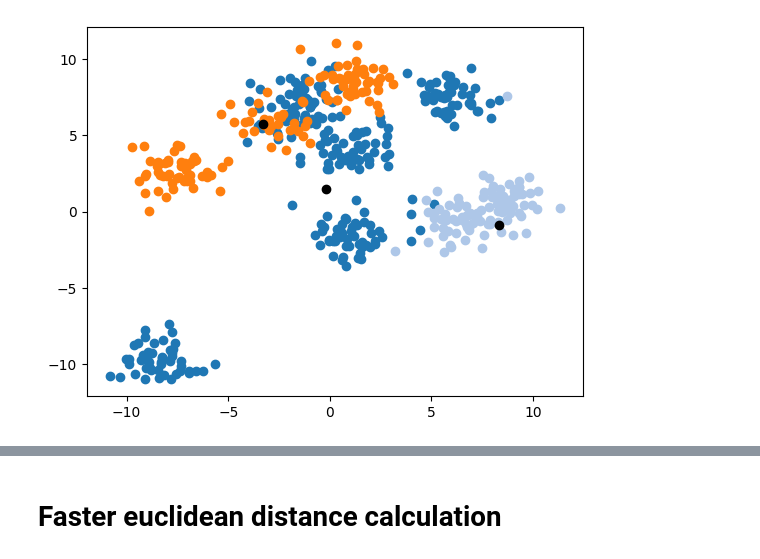
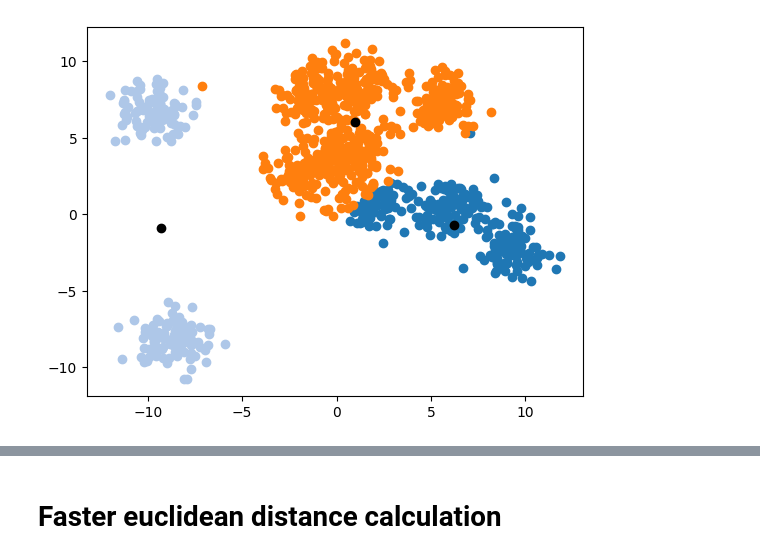
Before and after one commit to krusand/02807-CT-Project, a Jupyter notebook: clustering_implementation.ipynb, the cells around one changed output, grey strips where cells are left out. Saved outputs shown, nothing was run; the diff lists cells and outputs as text; code cells hidden in the pictures.

```diff
--- a/clustering_implementation.ipynb
+++ b/clustering_implementation.ipynb
@@ -13,9 +13,9 @@ import numpy as np
 
 import matplotlib.pyplot as plt
 
-X_train, y_train = make_blobs(n_samples=20000, random_state=0, cluster_std=1, centers=10, n_features=150)
+X_train, y_train = make_blobs(n_samples=200_000, random_state=0, cluster_std=1, centers=2500, n_features=2500)
 
-X_test, y_test = make_blobs(n_samples=10000, random_state=0, cluster_std=1, centers=10, n_features=150)
+X_test, y_test = make_blobs(n_samples=100_00, random_state=0, cluster_std=1, centers=50, n_features=150)
 # %%
 
 class KMeans_self_implemented(BaseEstimator, ClassifierMixin):
@@ -124,17 +145,31 @@ Doing random initialisation of cluster centroids
 stationary clusters, breaking
 # %%
 
-def plot_clusters(X, y, cluster_centroids):
+def plot_clusters(X, y, centroids):
     cmap = plt.get_cmap("tab20")
 
     for i in np.unique(y):
         X_gp = X[np.where(y == i)[0]]
         plt.scatter(X_gp[:,0], X_gp[:,1], c=cmap(i))
 
-    for i, (cluster_id, cluster_centroid) in enumerate(cluster_centroids.items()):
-        plt.scatter(cluster_centroid[0], cluster_centroid[1], c='black')
+    for centroid in centroids:
+        plt.scatter(centroid[0], centroid[1], c='black')
     plt.show()
 
-plot_clusters(X_test, y_preds, cluster_centroids=km_SI.cluster_centroids)
+plot_clusters(X_test, y_preds, centroids=km_SI.centroids)
+
+
+# def plot_clusters(X, y, cluster_centroids):
+#     cmap = plt.get_cmap("tab20")
+
+#     for i in np.unique(y):
+#         X_gp = X[np.where(y == i)[0]]
+#         plt.scatter(X_gp[:,0], X_gp[:,1], c=cmap(i))
+
+#     for i, (cluster_id, cluster_centroid) in enumerate(cluster_centroids.items()):
+#         plt.scatter(cluster_centroid[0], cluster_centroid[1], c='black')
+#     plt.show()
+
+# plot_clusters(X_test, y_preds, cluster_centroids=km_SI.cluster_centroids)
 # %% [output]
-[figure, old version]
+[figure, new version]
```
Also changed, not shown: parts of 5 cells of this notebook.
